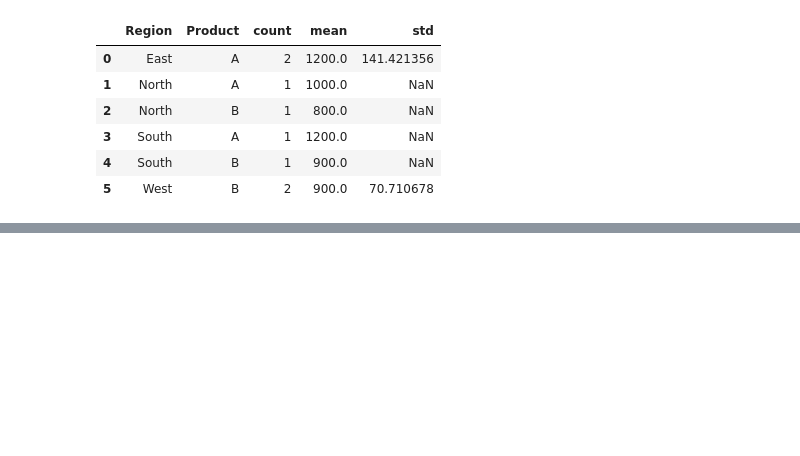
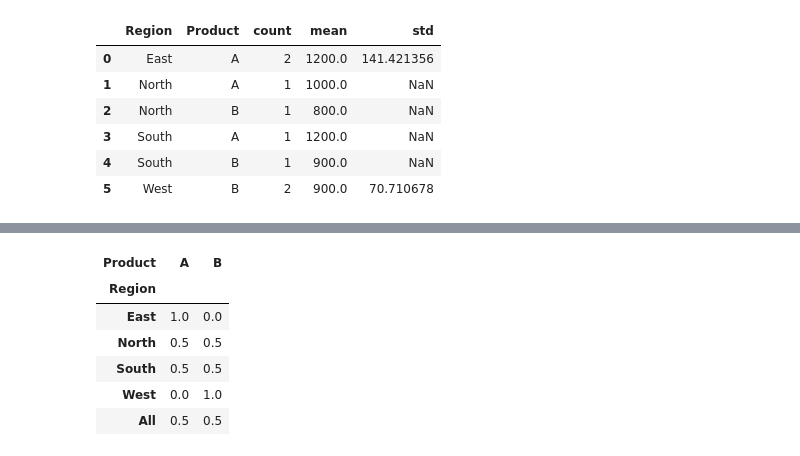
Before and after one commit to KEN-DATALABS/PROJECT-LIST, a Jupyter notebook: OneDrive/Documents/List Project/Project2.ipynb, the cells around one changed output, grey strips where cells are left out. Saved outputs shown, nothing was run; the diff lists cells and outputs as text; code cells hidden in the pictures; blank space fills up the shorter version.

```diff
--- a/OneDrive/Documents/List Project/Project2.ipynb
+++ b/OneDrive/Documents/List Project/Project2.ipynb
@@ -934,0 +957,13 @@ TypeError: pivot_table() got an unexpected keyword argument 'agg_func'. Did you
+# %%
+cross = pd.crosstab(sales['Region'],sales['Product'],
+                    margins = True,
+                    normalize = 'index')
+cross
+# %% [output]
+| Product | A | B |
+| Region |  |  |
+| East | 1.0 | 0.0 |
+| North | 0.5 | 0.5 |
+| South | 0.5 | 0.5 |
+| West | 0.0 | 1.0 |
+| All | 0.5 | 0.5 |
```
Also changed, not shown: parts of 7 cells of this notebook.
